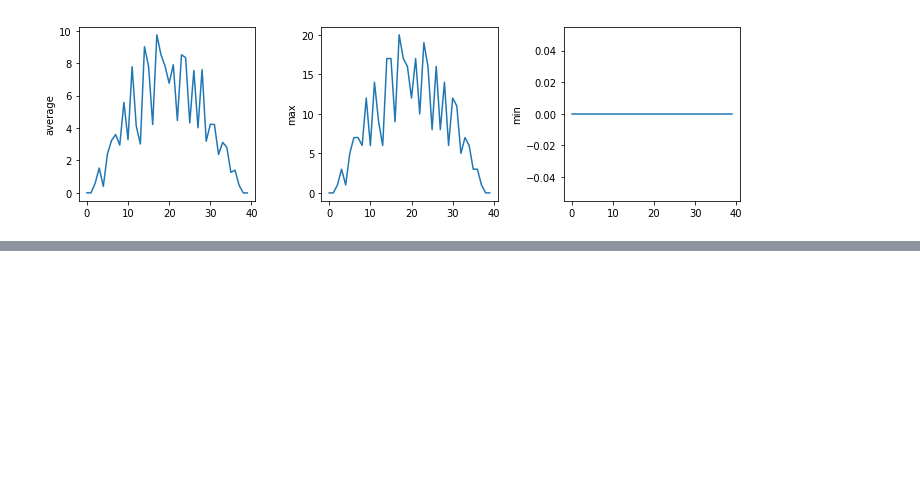
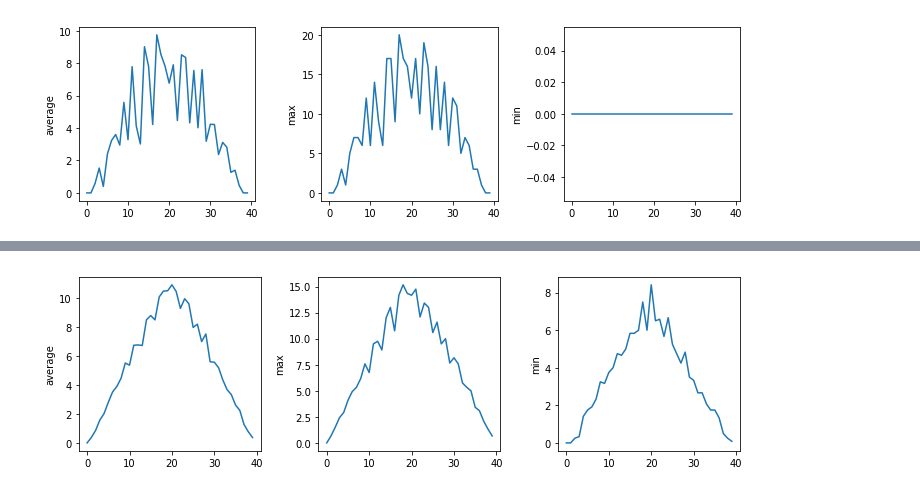
Before and after one commit to ARCTraining/2018-07-09-leeds-nb, a Jupyter notebook: 02-loops.ipynb, the cells around one changed output, grey strips where cells are left out. Saved outputs shown, nothing was run; the diff lists cells and outputs as text; code cells hidden in the pictures; blank space fills up the shorter version.

```diff
--- a/02-loops.ipynb
+++ b/02-loops.ipynb
@@ -278,0 +310,32 @@ for f in filenames:
+# %%
+import glob
+import numpy
+import matplotlib.pyplot
+filenames = glob.glob('data/inflammation*.csv')
+composite_data = numpy.zeros((60,40))
+
+for f in filenames:
+    data = numpy.loadtxt(fname = f, delimiter=',')
+    composite_data = composite_data + data
+
+composite_data = composite_data / len (filenames)
+fig = matplotlib.pyplot.figure(figsize=(10.0, 3.0))
+
+axes1 = fig.add_subplot(1, 3, 1)
+axes2 = fig.add_subplot(1, 3, 2)
+axes3 = fig.add_subplot(1, 3, 3)
+
+axes1.set_ylabel('average')
+axes1.plot(numpy.mean(composite_data, axis=0))
+
+axes2.set_ylabel('max')
+axes2.plot(numpy.max(composite_data, axis=0))
+
+axes3.set_ylabel('min')
+axes3.plot(numpy.min(composite_data, axis=0))
+
+fig.tight_layout()
+
+matplotlib.pyplot.show()
+# %% [output]
+[figure, added]
```
Also changed, not shown: parts of 5 cells of this notebook, 6 other files.
